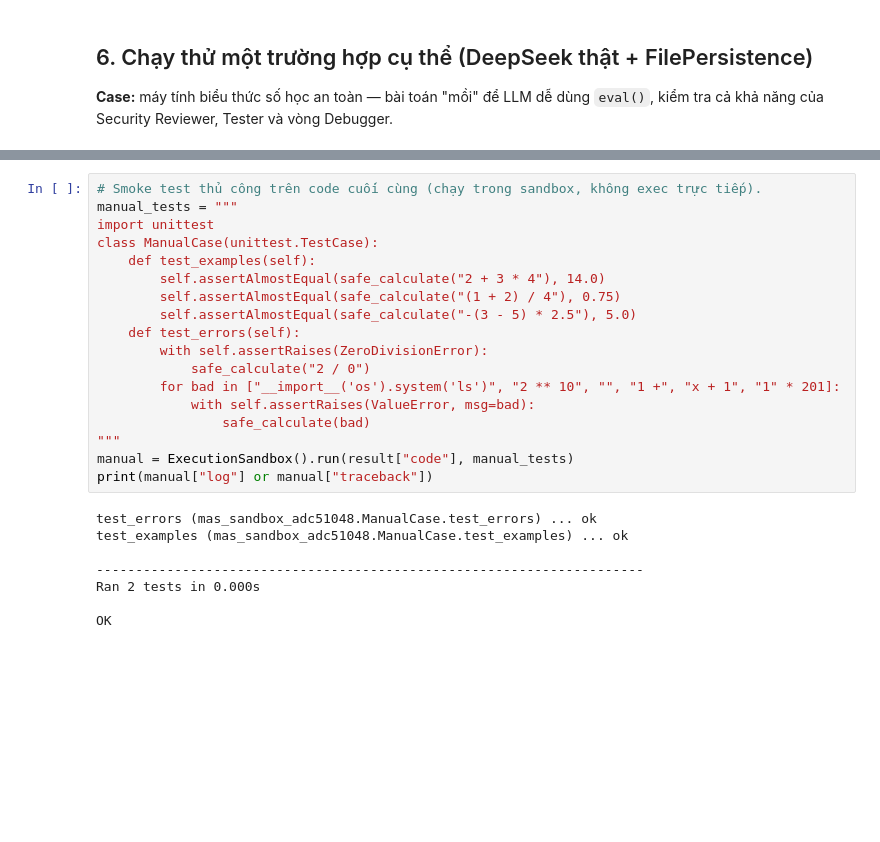
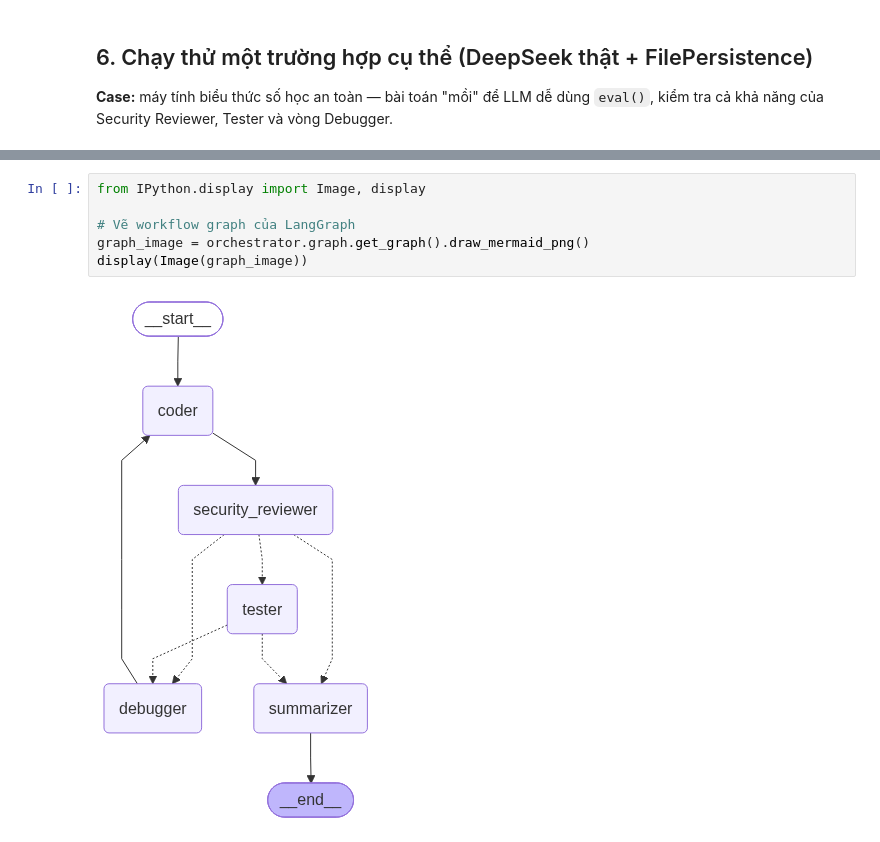
Before and after one commit to dinhhuong2004/SEMINAR02, a Jupyter notebook: experiments/MAS.ipynb, the cells around one changed output, grey strips where cells are left out. Cells and saved outputs as stored; diff of their text form; blank space fills up the shorter version.

```diff
--- a/experiments/MAS.ipynb
+++ b/experiments/MAS.ipynb
@@ -769,31 +775,13 @@ Ran 20 tests in 0.001s
 
 OK
-# %%
-# Smoke test thủ công trên code cuối cùng (chạy trong sandbox, không exec trực tiếp).
-manual_tests = """
-import unittest
-class ManualCase(unittest.TestCase):
-    def test_examples(self):
-        self.assertAlmostEqual(safe_calculate("2 + 3 * 4"), 14.0)
-        self.assertAlmostEqual(safe_calculate("(1 + 2) / 4"), 0.75)
-        self.assertAlmostEqual(safe_calculate("-(3 - 5) * 2.5"), 5.0)
-    def test_errors(self):
-        with self.assertRaises(ZeroDivisionError):
-            safe_calculate("2 / 0")
-        for bad in ["__import__('os').system('ls')", "2 ** 10", "", "1 +", "x + 1", "1" * 201]:
-            with self.assertRaises(ValueError, msg=bad):
-                safe_calculate(bad)
-"""
-manual = ExecutionSandbox().run(result["code"], manual_tests)
-print(manual["log"] or manual["traceback"])
-# %% [output]
-test_errors (mas_sandbox_adc51048.ManualCase.test_errors) ... ok
-test_examples (mas_sandbox_adc51048.ManualCase.test_examples) ... ok
-
-----------------------------------------------------------------------
-Ran 2 tests in 0.000s
-
-OK
+# %%
+from IPython.display import Image, display
+
+# Vẽ workflow graph của LangGraph
+graph_image = orchestrator.graph.get_graph().draw_mermaid_png()
+display(Image(graph_image))
+# %% [output]
+[figure, added]
 # %%
 from IPython.display import Markdown, display
 
```
Also changed, not shown: parts of 6 cells of this notebook, 4 other files.
